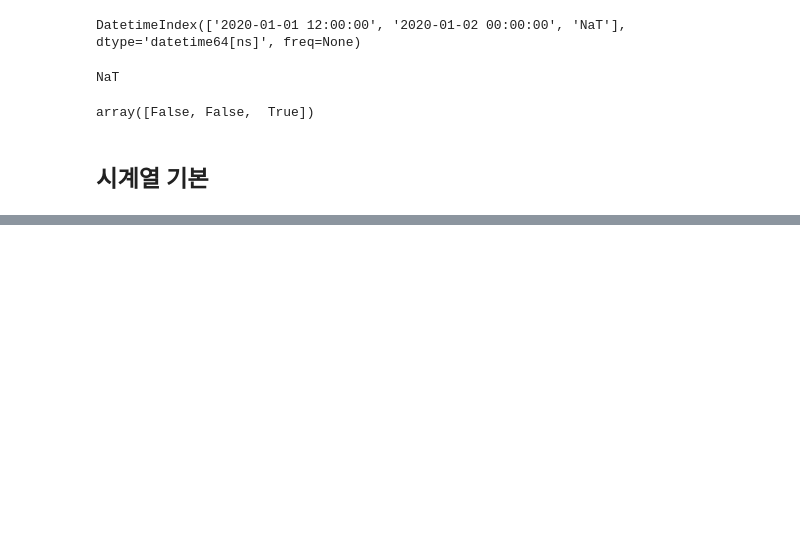
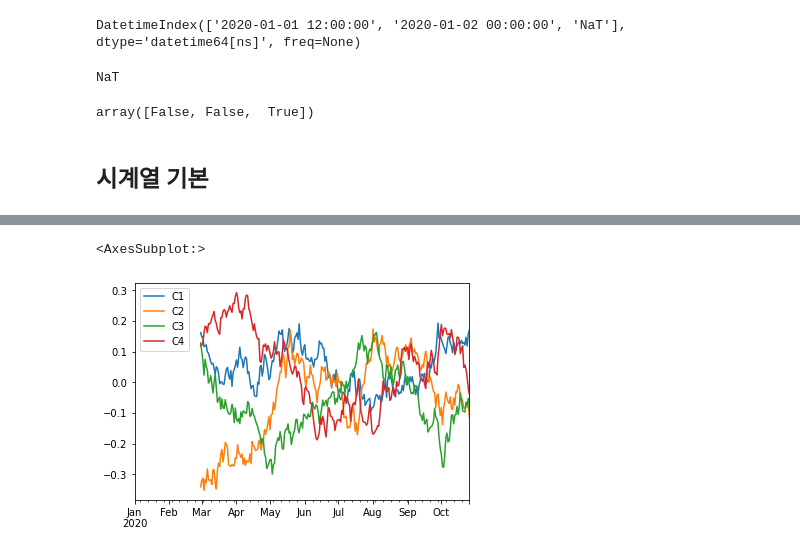
Before and after one commit to DonghyunAnn/Donghyun_Pyhthon_studying, a Jupyter notebook: Pandas_Studying.ipynb, the cells around one changed output, grey strips where cells are left out. Saved outputs shown, nothing was run; the diff lists cells and outputs as text; code cells hidden in the pictures; blank space fills up the shorter version.

```diff
--- a/Pandas_Studying.ipynb
+++ b/Pandas_Studying.ipynb
@@ -2968,0 +4010,5 @@ array([False, False,  True])
+# %%
+df.rolling(60).mean().plot()
+# %% [output]
+<AxesSubplot:>
+[figure, added]
```
Also changed, not shown: parts of 116 cells of this notebook.
